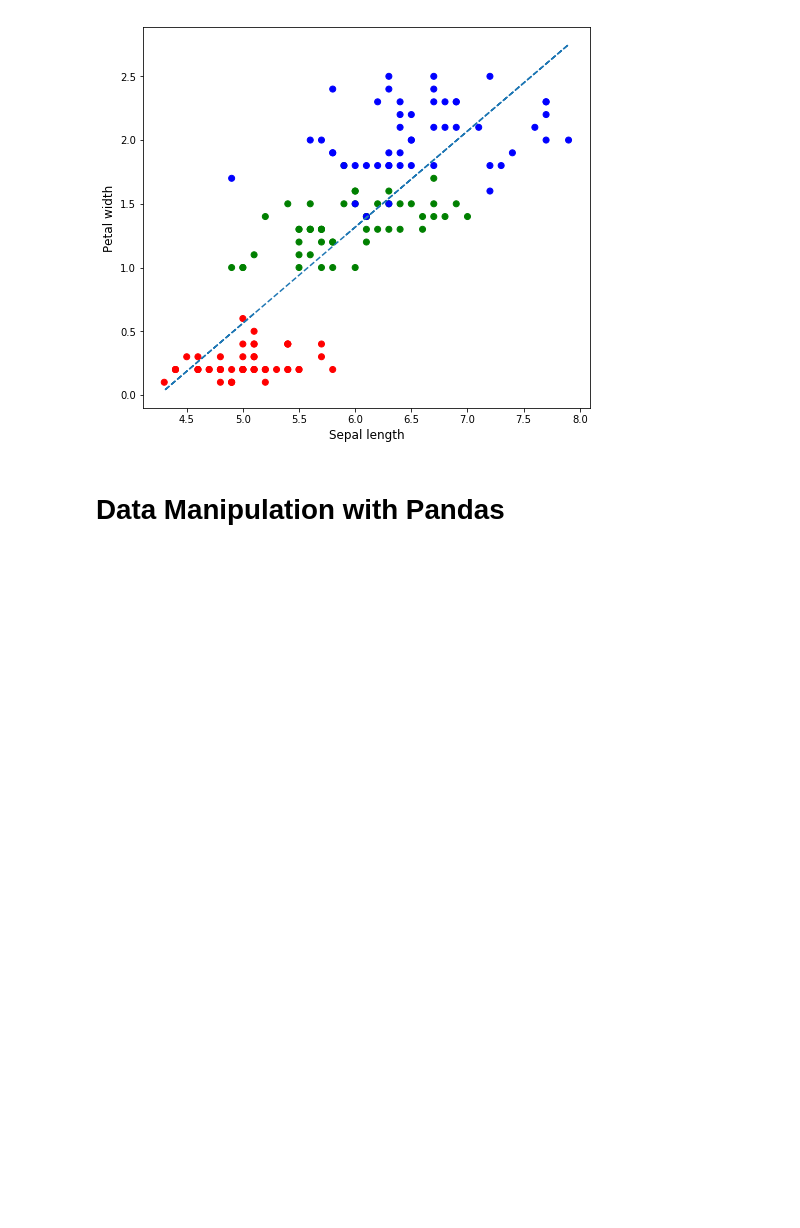
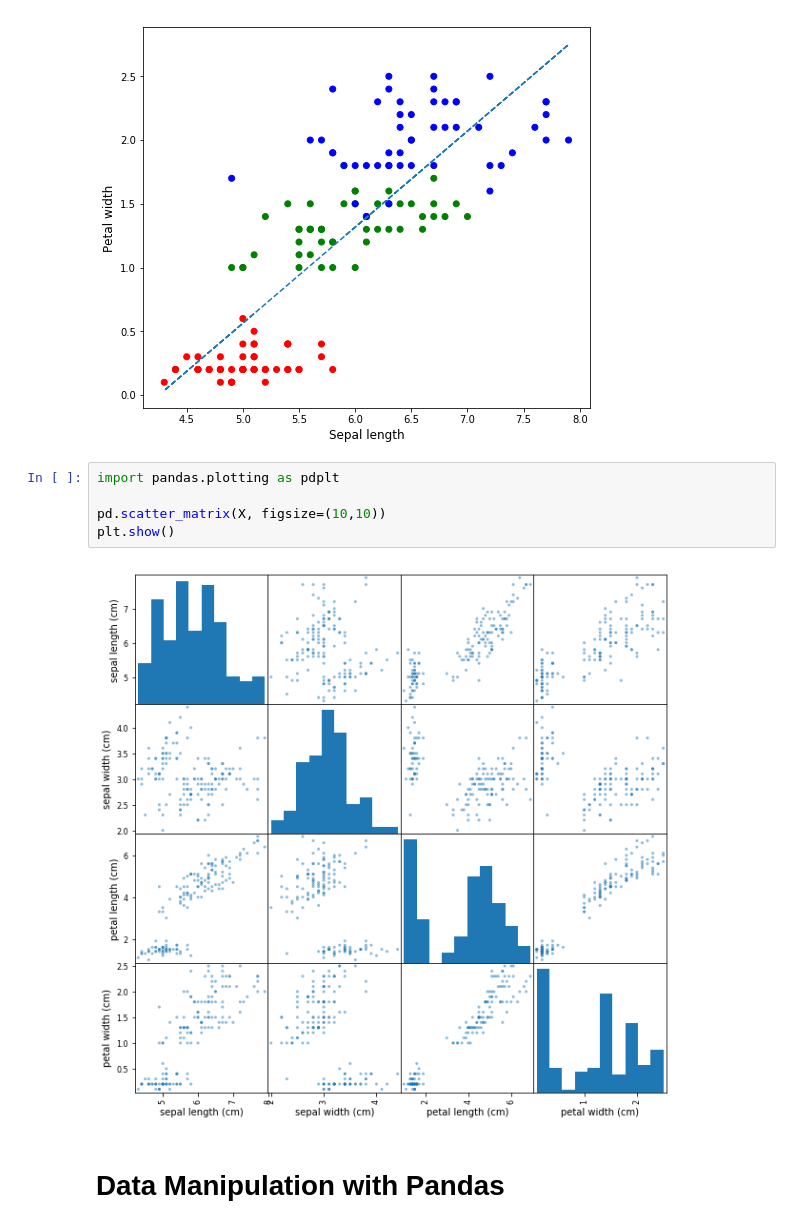
Before and after one commit to anhnguyendepocen/Stat3612, a Jupyter notebook: Lecture2/Lecture2 Data Exploration.ipynb, the cells around one changed output. Saved outputs shown, nothing was run; the diff lists cells and outputs as text; blank space fills up the shorter version.

```diff
--- a/Lecture2/Lecture2 Data Exploration.ipynb
+++ b/Lecture2/Lecture2 Data Exploration.ipynb
@@ -146,6 +145,13 @@ plt.ylabel('Petal width', fontsize=12)
 plt.show()
 # %% [output]
 [figure]
+# %%
+import pandas.plotting as pdplt
+
+pd.scatter_matrix(X, figsize=(10,10))
+plt.show()
+# %% [output]
+[figure, added]
 # %% [markdown]
 # Data Manipulation with Pandas
 # %%
```
Also changed, not shown: parts of 6 cells of this notebook.
